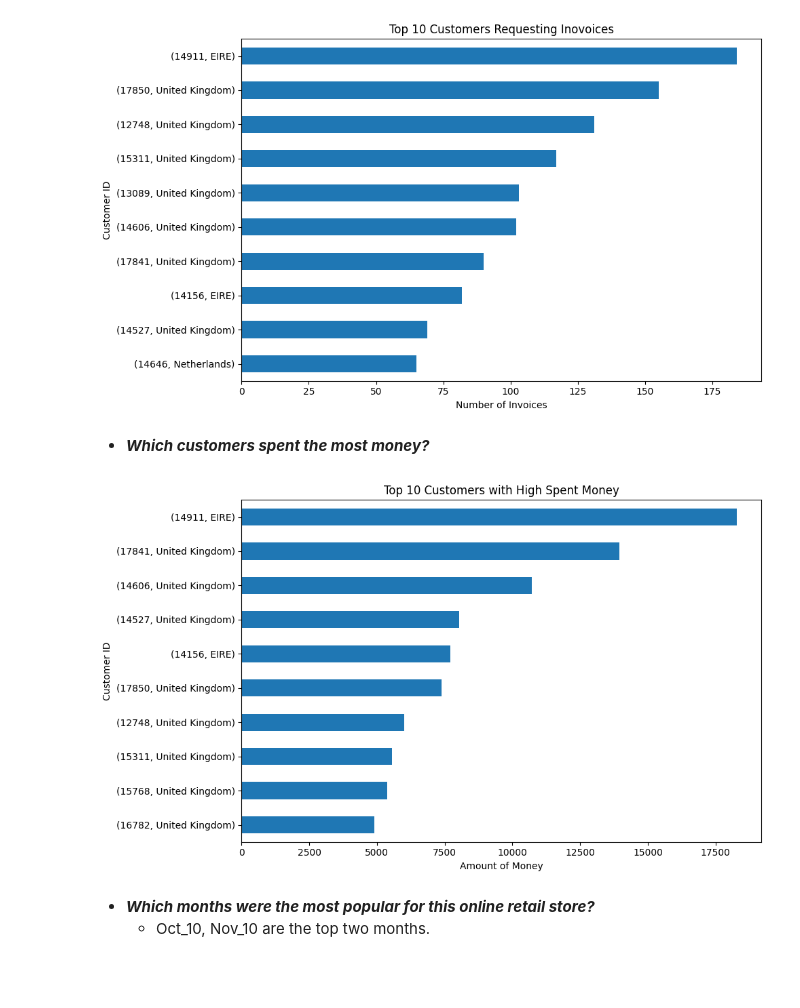
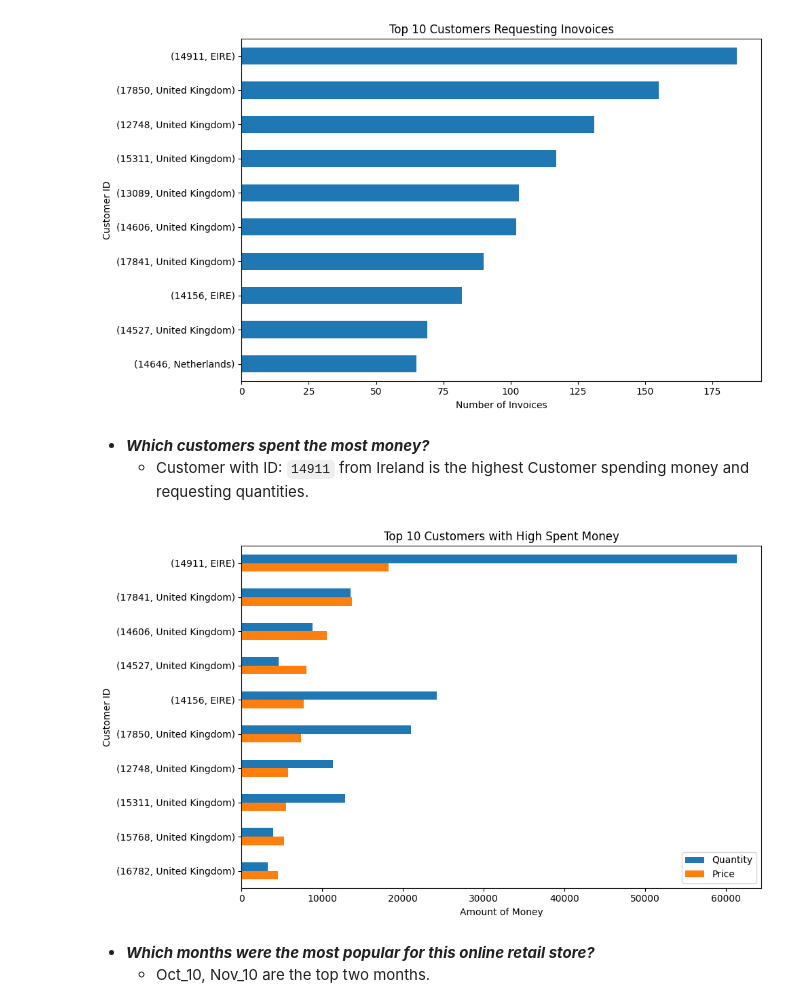
Before and after one commit to alaalmy-ahmed/Online-Retail-II, a Jupyter notebook: EDA.ipynb, the cells around one changed output. Cells and saved outputs as stored; diff of their text form; code cells hidden in the pictures; blank space fills up the shorter version.

Commit message:
Completed the EDA and Visual Analysis

```diff
--- a/EDA.ipynb
+++ b/EDA.ipynb
@@ -50,3 +52,5 @@ retail["Customer ID"] = retail["Customer ID"].astype("Int64")
+# %%
+retail.drop_duplicates(inplace=True)
 # %% [markdown]
 - Both `Quantity | Price` are Skewed.
 - There can't be negative quantities and prices so I need to handle those values.
@@ -270,29 +263,30 @@ plt.show()
 [figure]
 # %% [markdown]
 - ***Which customers spent the most money?***
+    - Customer with ID: `14911` from Ireland is the highest Customer spending money and requesting quantities.
 # %%
-data_plot = df.groupby(["Customer ID", "Country"])["Price"].sum()
+data_plot = df.groupby(["Customer ID", "Country"])[["Quantity", "Price"]].sum()
 
 # Sort the data in descending order and select the top 10 customers
-top_10_customers = data_plot.sort_values(ascending=False).head(10)
+top_10_customers = data_plot.sort_values("Price", ascending=False).head(10)
 
 # Plotting the top 10 customers
 fig, ax = plt.subplots(figsize=(10, 6))
 top_10_customers.plot(kind="barh", ax=ax)
 
 ax.set_xlabel("Amount of Money")
 ax.set_ylabel("Customer ID")
 ax.set_title("Top 10 Customers with High Spent Money")
 
 # Invert the y-axis to show the highest count at the top
 ax.invert_yaxis()
 
 plt.tight_layout()
 
 plt.savefig("figs/Which customers spent the most money.png", format="png")
 plt.show()
 # %% [output]
-[figure, old version]
+[figure, new version]
 # %% [markdown]
 - ***Which months were the most popular for this online retail store?***
     - Oct_10, Nov_10 are the top two months.
```
Also changed, not shown: parts of 25 cells of this notebook, 12 other files.
